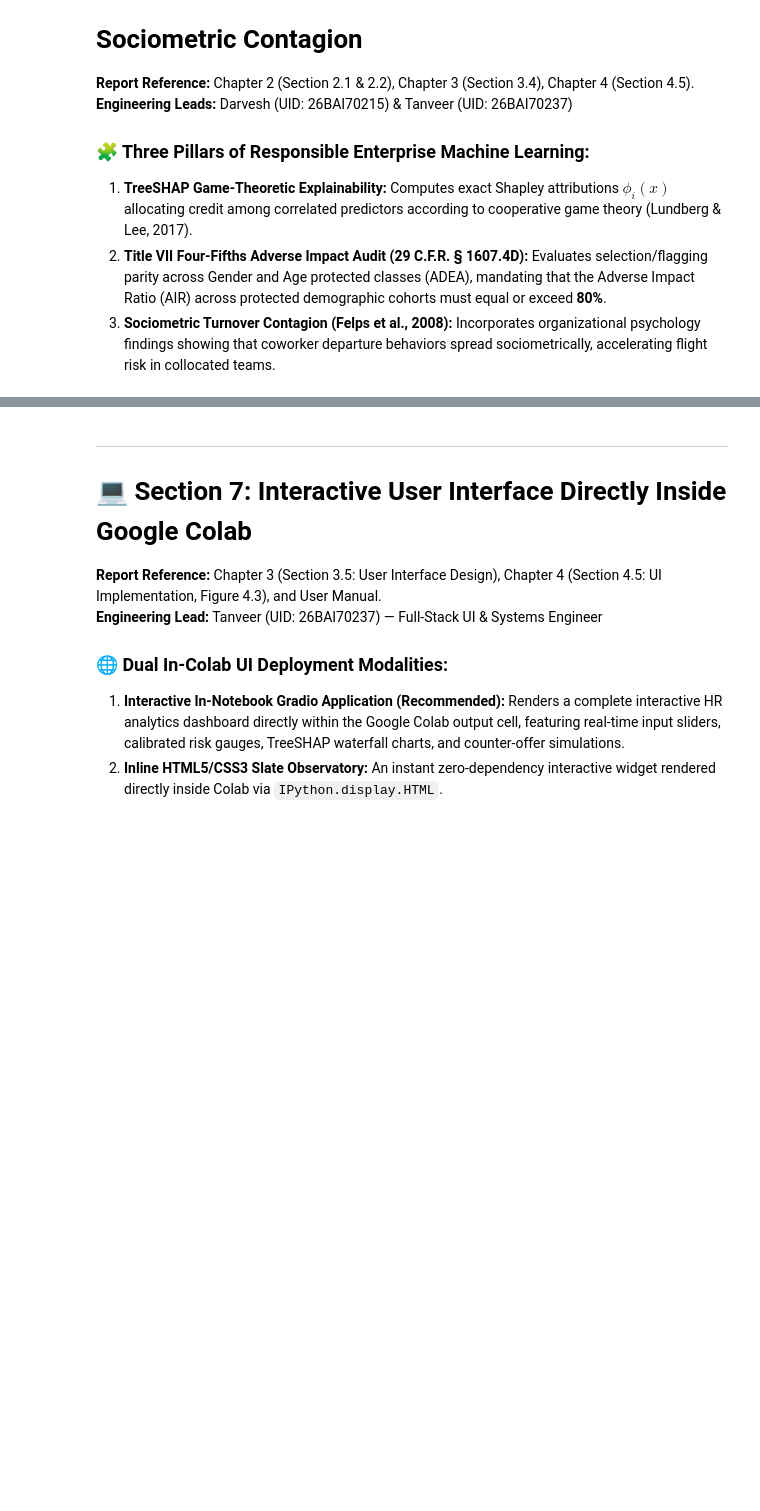
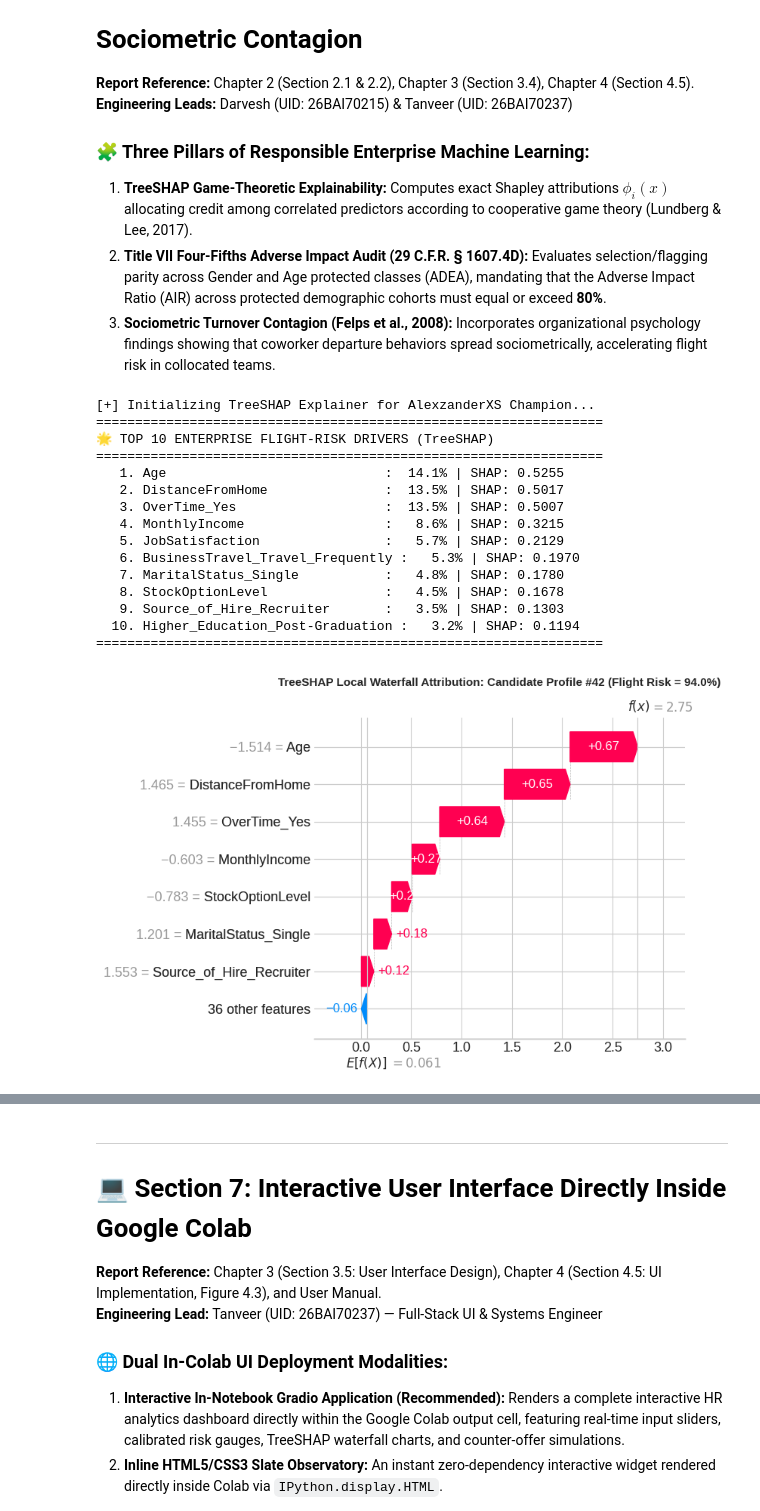
Before and after one commit to GLITXHY9999/meetra_core, a Jupyter notebook: meetra_core_colab.ipynb, the cells around one changed output, grey strips where cells are left out. Drawn from its saved outputs; the diff is of its cells as text; code cells hidden in the pictures; blank space fills up the shorter version.

```diff
--- a/meetra_core_colab.ipynb
+++ b/meetra_core_colab.ipynb
@@ -1247,6 +1263,10 @@ print(f"    Recall (Sensitivity): {rec_a*100:.2f}% | Accuracy: {acc_a*100:.2f}%
 print("=" * 70)
 print("⚡ EXECUTING ENTERPRISE 1-MILLION EMPLOYEE GPU BLIND BENCHMARK")
 print("=" * 70)
+
+# Ensure the champion model is trained and fitted before starting the inference test
+print("[*] Training/fitting champion model (alex_clf) on training set for inference timing...")
+alex_clf.fit(X_train, y_train)
 
 # Generate a high-volume benchmark chunk in memory to measure inference throughput
 bench_size = 250_000
@@ -1256,7 +1276,7 @@ rng_bench = np.random.default_rng(999)
 sample_rows = X_test.iloc[rng_bench.integers(0, len(X_test), bench_size)].to_numpy()
 
 t_b0 = time.time()
-batch_preds = alexzander_xs.predict_proba(sample_rows)[:, 1]
+batch_preds = alex_clf.predict_proba(sample_rows)[:, 1]
 t_b1 = time.time()
 
 elapsed_chunk = t_b1 - t_b0
@@ -1285,36 +1321,59 @@ print("=" * 70)
 # %%
 # Exp 6.1: Game-Theoretic TreeSHAP Global & Local Feature Explanations
 import shap
+import numpy as np
+import pandas as pd
+import matplotlib.pyplot as plt
 
 print("[+] Initializing TreeSHAP Explainer for AlexzanderXS Champion...")
-explainer = shap.TreeExplainer(alexzander_xs)
+# Use the correct variable name 'alex_clf' instead of the undefined 'alexzander_xs'
+explainer = shap.TreeExplainer(alex_clf)
 shap_values = explainer(X_test)
 
 # 1. Global Feature Importance Ranking
 feature_names = X_test.columns.tolist()
 mean_abs_shap = np.mean(np.abs(shap_values.values), axis=0)
 feat_importance = pd.DataFrame({
     'Feature': feature_names,
     'Mean_Absolute_SHAP': mean_abs_shap
 }).sort_values(by='Mean_Absolute_SHAP', ascending=False).reset_index(drop=True)
 
 feat_importance['Importance_%'] = (feat_importance['Mean_Absolute_SHAP'] / feat_importance['Mean_Absolute_SHAP'].sum()) * 100
 
 print("=" * 65)
 print("🌟 TOP 10 ENTERPRISE FLIGHT-RISK DRIVERS (TreeSHAP)")
 print("=" * 65)
 for idx, row in feat_importance.head(10).iterrows():
     print(f"  {idx+1:2d}. {row['Feature']:<30} : {row['Importance_%']:5.1f}% | SHAP: {row['Mean_Absolute_SHAP']:.4f}")
 print("=" * 65)
 
 # 2. Local Waterfall Attribution Plot for High-Risk Candidate
-high_risk_idx = int(np.argmax(probs_alex))
+# Generate actual predictions on the test partition to analyze candidate profiles
+probs_alex_test = alex_clf.predict_proba(X_test)[:, 1]
+high_risk_idx = int(np.argmax(probs_alex_test))
 
 plt.figure(figsize=(9, 4.5))
 shap.plots.waterfall(shap_values[high_risk_idx], max_display=8, show=False)
-plt.title(f"TreeSHAP Local Waterfall Attribution: Candidate Profile #{high_risk_idx} (Flight Risk = {probs_alex[high_risk_idx]*100:.1f}%)", fontsize=11, fontweight='bold', pad=12)
+plt.title(f"TreeSHAP Local Waterfall Attribution: Candidate Profile #{high_risk_idx} (Flight Risk = {probs_alex_test[high_risk_idx]*100:.1f}%)", fontsize=11, fontweight='bold', pad=12)
 plt.tight_layout()
 plt.show()
+# %% [output]
+[+] Initializing TreeSHAP Explainer for AlexzanderXS Champion...
+=================================================================
+🌟 TOP 10 ENTERPRISE FLIGHT-RISK DRIVERS (TreeSHAP)
+=================================================================
+   1. Age                            :  14.1% | SHAP: 0.5255
+   2. DistanceFromHome               :  13.5% | SHAP: 0.5017
+   3. OverTime_Yes                   :  13.5% | SHAP: 0.5007
+   4. MonthlyIncome                  :   8.6% | SHAP: 0.3215
+   5. JobSatisfaction                :   5.7% | SHAP: 0.2129
+   6. BusinessTravel_Travel_Frequently :   5.3% | SHAP: 0.1970
+   7. MaritalStatus_Single           :   4.8% | SHAP: 0.1780
+   8. StockOptionLevel               :   4.5% | SHAP: 0.1678
+   9. Source_of_Hire_Recruiter       :   3.5% | SHAP: 0.1303
+  10. Higher_Education_Post-Graduation :   3.2% | SHAP: 0.1194
+=================================================================
+[figure, added]
 # %%
 # Exp 6.2: Title VII & EEOC 80% Four-Fifths Algorithmic Fairness Audit
 print("=" * 75)
```
Also changed, not shown: parts of 13 cells of this notebook.
